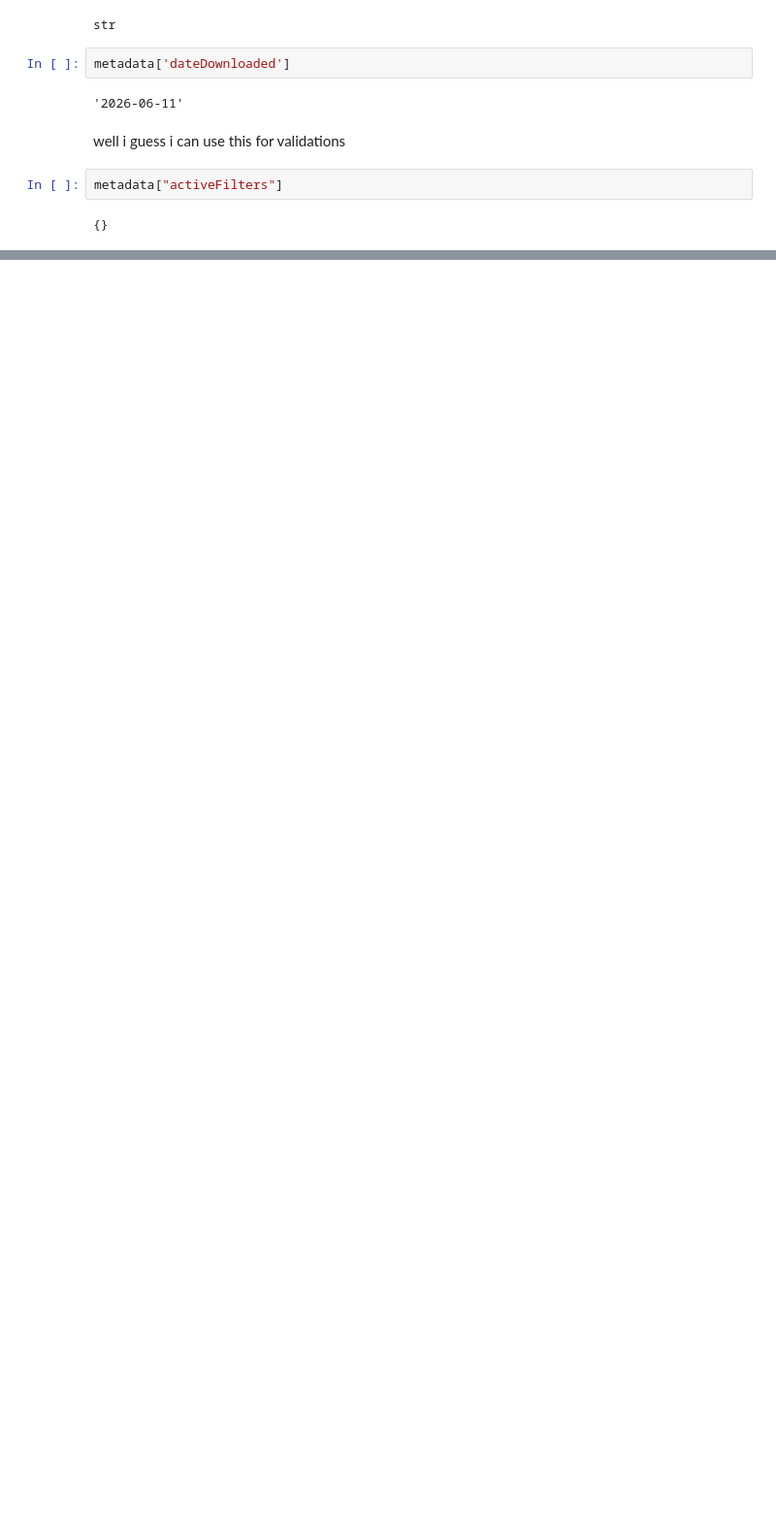
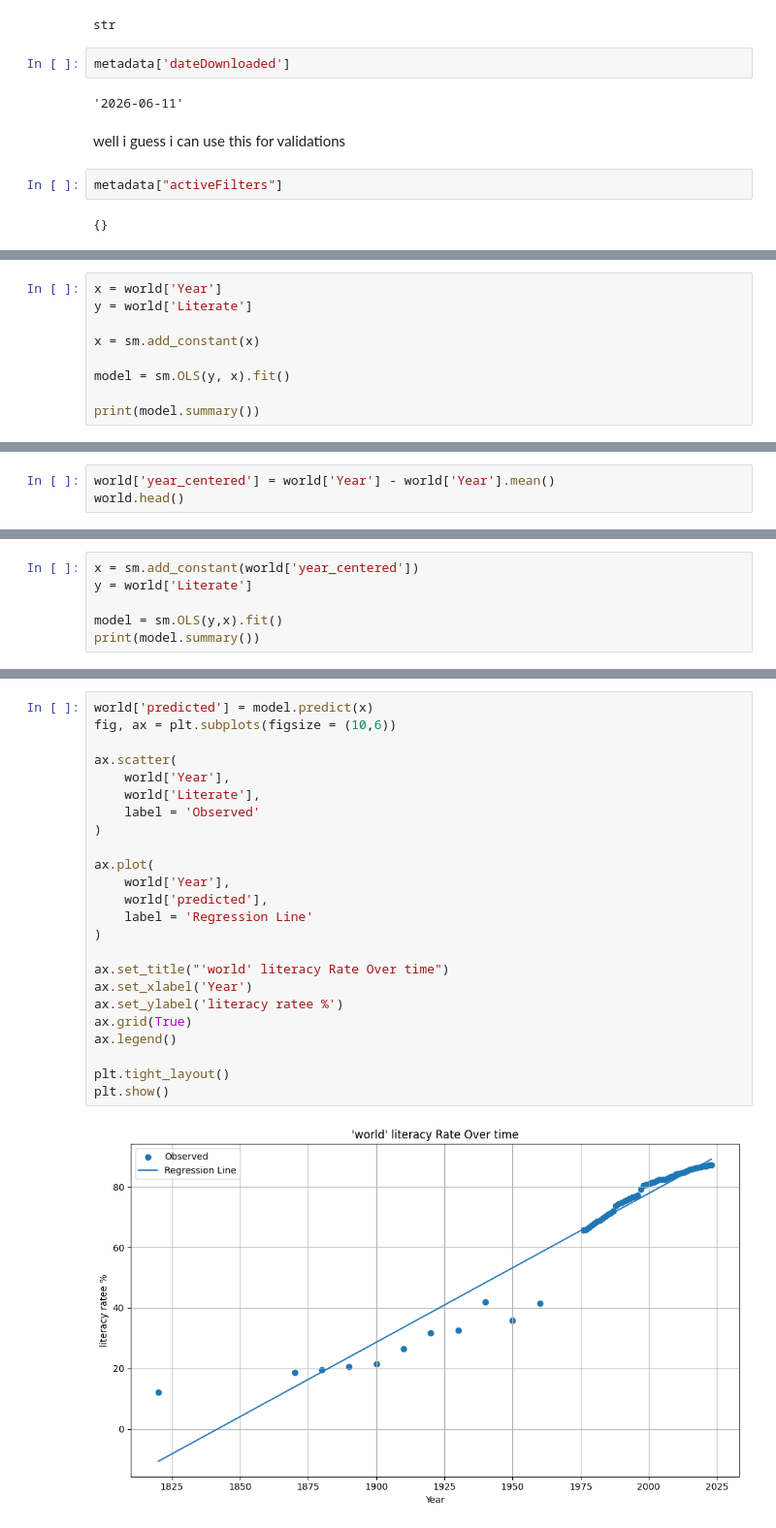
Before and after one commit to Rendell032/Portfolio, a Jupyter notebook: literate-and-illiterate-world-population/literate-and-illiterate-EDA.ipynb, the cells around one changed output, grey strips where cells are left out. Shown at 97% size. Saved outputs shown, nothing was run; the diff lists cells and outputs as text; blank space fills up the shorter version.

```diff
--- a/literate-and-illiterate-world-population/literate-and-illiterate-EDA.ipynb
+++ b/literate-and-illiterate-world-population/literate-and-illiterate-EDA.ipynb
@@ -708,0 +826,9 @@ metadata["activeFilters"]
+# %%
+x = world['Year']
+y = world['Literate']
+
+x = sm.add_constant(x)
+
+model = sm.OLS(y, x).fit()
+
+print(model.summary())
@@ -708,0 +855,3 @@ metadata["activeFilters"]
+# %%
+world['year_centered'] = world['Year'] - world['Year'].mean()
+world.head()
@@ -708,0 +865,6 @@ metadata["activeFilters"]
+# %%
+x = sm.add_constant(world['year_centered'])
+y = world['Literate']
+
+model = sm.OLS(y,x).fit()
+print(model.summary())
@@ -708,0 +889,26 @@ metadata["activeFilters"]
+# %%
+world['predicted'] = model.predict(x)
+fig, ax = plt.subplots(figsize = (10,6))
+
+ax.scatter(
+    world['Year'],
+    world['Literate'],
+    label = 'Observed'
+)
+
+ax.plot(
+    world['Year'],
+    world['predicted'],
+    label = 'Regression Line'
+)
+
+ax.set_title("'world' literacy Rate Over time")
+ax.set_xlabel('Year')
+ax.set_ylabel('literacy ratee %')
+ax.grid(True)
+ax.legend()
+
+plt.tight_layout()
+plt.show()
+# %% [output]
+[figure, added]
```
Also changed, not shown: parts of 29 cells of this notebook, 1 other file.
